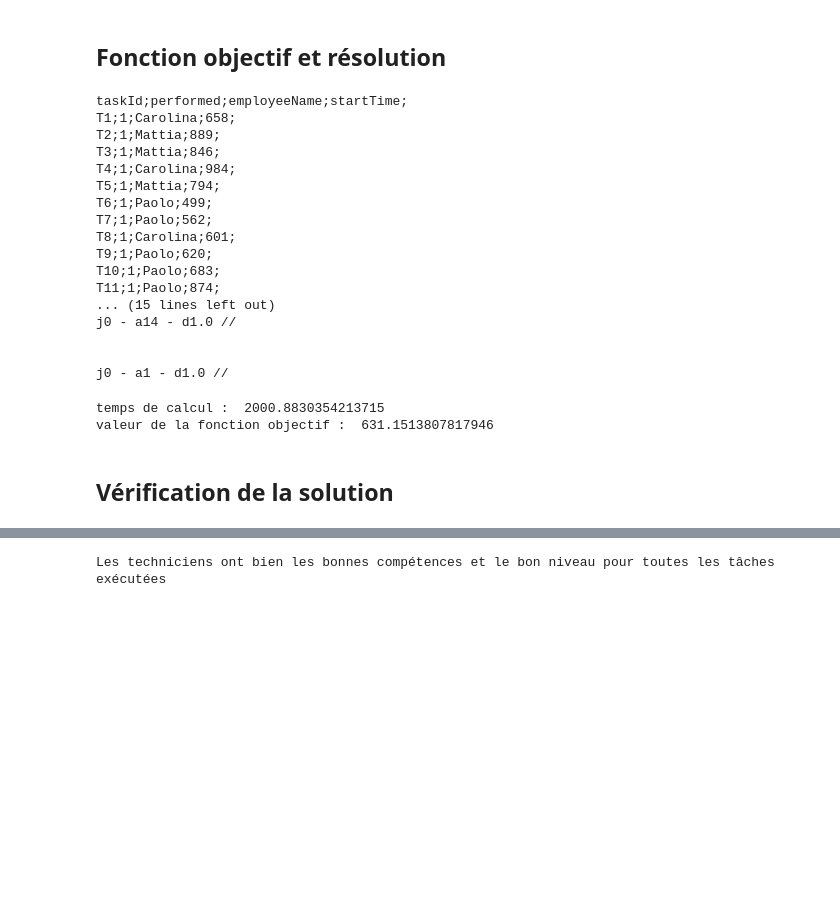
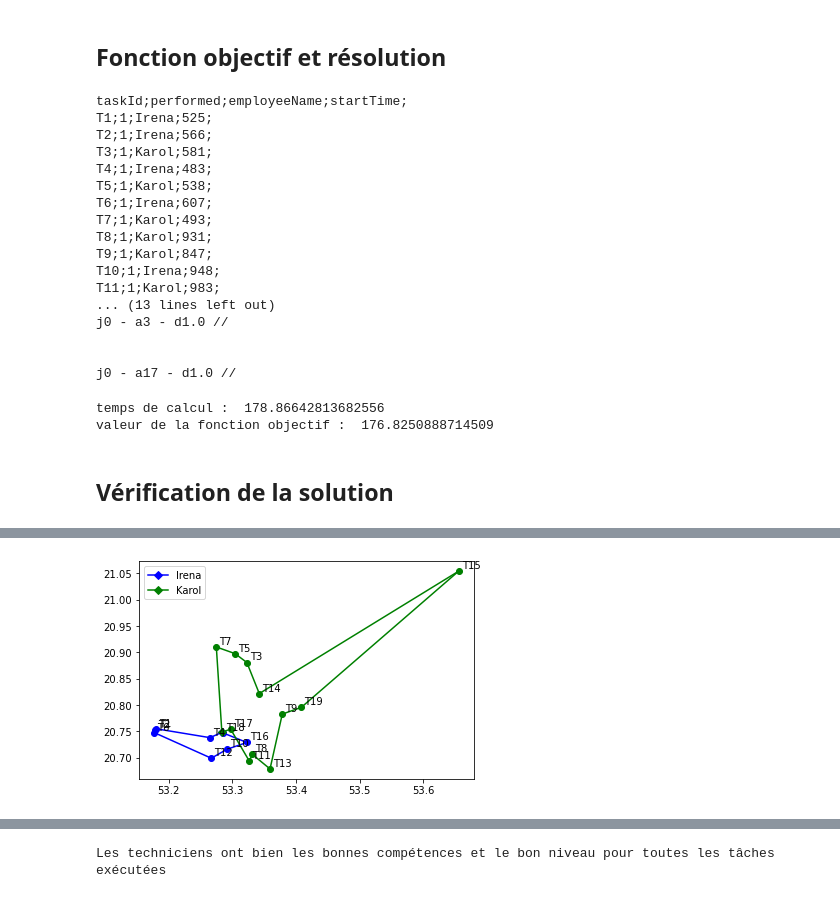
Before and after one commit to thomasghobril/ST7-Optimization, a Jupyter notebook: rendu V1.ipynb, the cells around one changed output, grey strips where cells are left out. Saved outputs shown, nothing was run; the diff lists cells and outputs as text; code cells hidden in the pictures; blank space fills up the shorter version.

```diff
--- a/rendu V1.ipynb
+++ b/rendu V1.ipynb
@@ -15,7 +16,7 @@ import time
 # %%
 start_time = time.time()
 
-ville="Italy" #  changer
+ville="Poland" #  changer
 ressources,ressources_unavailabilities,tasks,tasks_unavailabilities = read_input(1,ville)
 # "Bordeaux", "Finland", "GuineaGolf", "Italy", "Poland"
 # %% [markdown]
@@ -296,28 +295,28 @@ for a in range(number_of_tasks):
 interval = time.time() - start_time
 # %% [output]
 taskId;performed;employeeName;startTime;
-T1;1;Carolina;658;
-T2;1;Mattia;889;
-T3;1;Mattia;846;
-T4;1;Carolina;984;
-T5;1;Mattia;794;
-T6;1;Paolo;499;
-T7;1;Paolo;562;
-T8;1;Carolina;601;
-T9;1;Paolo;620;
-T10;1;Paolo;683;
-T11;1;Paolo;874;
-... (15 lines left out)
-j0 - a14 - d1.0 //
+T1;1;Irena;525;
+T2;1;Irena;566;
+T3;1;Karol;581;
+T4;1;Irena;483;
+T5;1;Karol;538;
+T6;1;Irena;607;
+T7;1;Karol;493;
+T8;1;Karol;931;
+T9;1;Karol;847;
+T10;1;Irena;948;
+T11;1;Karol;983;
+... (13 lines left out)
+j0 - a3 - d1.0 //
 
 
-j0 - a1 - d1.0 //
+j0 - a17 - d1.0 //
 # %%
 print("temps de calcul : ", interval)
 print("valeur de la fonction objectif : ", m.ObjVal)
 # %% [output]
-temps de calcul :  2000.8830354213715
-valeur de la fonction objectif :  631.1513807817946
+temps de calcul :  178.86642813682556
+valeur de la fonction objectif :  176.8250888714509
 # %% [markdown]
 ## Vérification de la solution
 # %%
@@ -359,3 +358,36 @@ carte
 # %% [output]
 12
 [interactive output not drawn]
+# %%
+import matplotlib.pyplot as plt
+
+list_colors = ['b','g','r','c','darkviolet','y','b','g','r','c','darkviolet','y','b','g','r','c','darkviolet','y','b','g','r','c','darkviolet','y']
+list_light_colors = ['lightblue','lightgreen','pink','lightcyan','violet','lightyellow','lightblue','lightgreen','pink','lightcyan','violet','lightyellow','lightblue','lightgreen','pink','lightcyan','violet','lightyellow','lightblue','lightgreen','pink','lightcyan','violet','lightyellow']
+number_of_colors = len(list_colors)
+counter = 0
+done_tasks=list()
+for r in range(number_of_ressources):
+  color_r = list_colors[counter % number_of_colors]
+  plt.plot(ressources[L_ressources[r]].latitude,ressources[L_ressources[r]].longitude, color = color_r, marker="D", label=L_ressources[r])
+  for a in range(number_of_tasks):
+    if round(x[(a,r)].x) == 1 :
+      done_tasks.append(a)
+      plt.plot(tasks[L_tasks[a]].latitude, tasks[L_tasks[a]].longitude, color = color_r, marker="o")
+      plt.annotate("T"+str(a+1), [tasks[L_tasks[a]].latitude+0.005, tasks[L_tasks[a]].longitude+0.005])
+    for b in range(number_of_tasks):
+      if round(y[(r,a,b)].x) == 1:
+        plt.plot([tasks[L_tasks[a]].latitude, tasks[L_tasks[b]].latitude], [tasks[L_tasks[a]].longitude, tasks[L_tasks[b]].longitude], color = color_r)
+    if round(d[(r,a)].x) == 1:
+      plt.plot([tasks[L_tasks[a]].latitude, ressources[L_ressources[r]].latitude], [tasks[L_tasks[a]].longitude, ressources[L_ressources[r]].longitude], color = color_r)
+    if round(f[(r,a)].x) == 1:
+      plt.plot([tasks[L_tasks[a]].latitude, ressources[L_ressources[r]].latitude], [tasks[L_tasks[a]].longitude, ressources[L_ressources[r]].longitude], color = color_r)
+  counter+=1
+
+for t in range(number_of_tasks):
+  if t not in done_tasks:
+    plt.plot(tasks[L_tasks[t]].latitude, tasks[L_tasks[t]].longitude, color = 'black', marker="o")
+    plt.annotate("T"+str(t+1), [tasks[L_tasks[t]].latitude+0.005, tasks[L_tasks[t]].longitude+0.005])
+plt.legend()
+plt.show()
+# %% [output]
+[figure, added]
```
Also changed, not shown: parts of 5 cells of this notebook, 7 other files.
